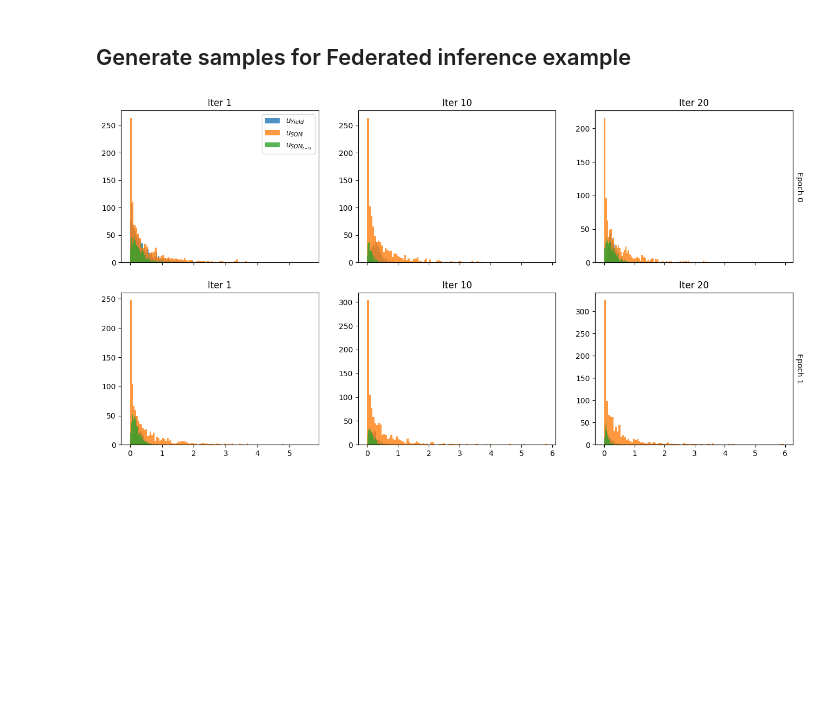
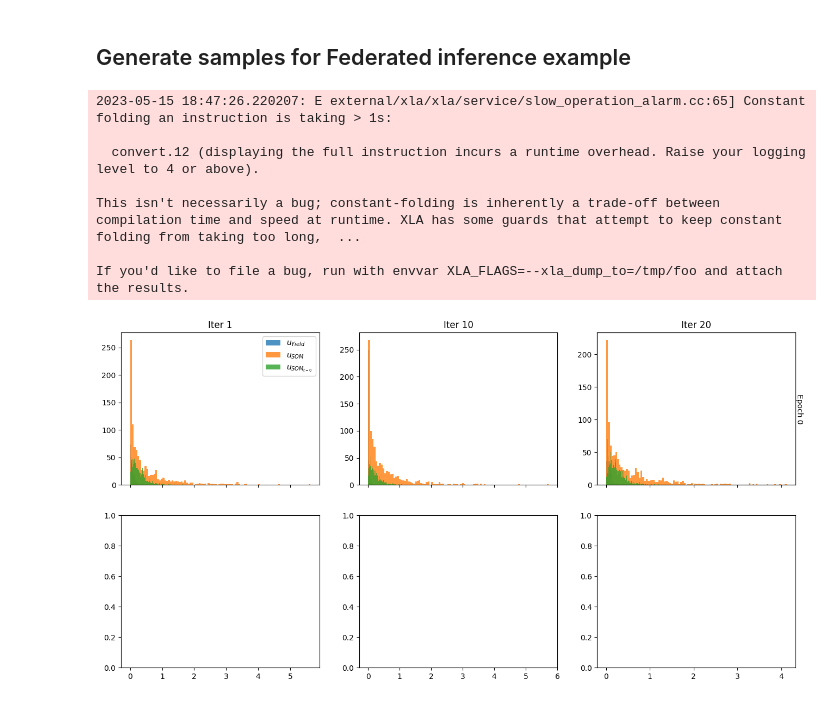
Before and after one commit to gaia-os/fedbmr, a Jupyter notebook: notebooks/federated-roots-and-culture.ipynb, the cells around one changed output. Drawn from its saved outputs; the diff is of its cells as text; code cells hidden in the pictures; blank space fills up the shorter version.

```diff
--- a/notebooks/federated-roots-and-culture.ipynb
+++ b/notebooks/federated-roots-and-culture.ipynb
@@ -443,7 +304,7 @@ def local_model(input_dict):
     ode_agent = next(filter(lambda a: a.name == name, agents))
 
     data = input_dict.pop('data', None)
-    ode_agent.update_hyperparameters(input_dict)
+    ode_agent.hyperparameters = ode_agent.hyperparameters | input_dict
 
     if data is not None:
         model = ode_agent.condition_model(data=data)
@@ -513,14 +374,14 @@ def local_posterior(input_dict):
     # Load the agents agent(s) compatible with the loaded data
     data_loader = input_dict.pop('data_loader')
     key = prng_key()
-    agents = AgentFactory.create(data_loader, key=key, verbose=False)
+    agents = AgentFactory.create(data_loader, rng_key=key, verbose=False)
 
     # Get ordinary differential equations (ODE) and stochastic differential equations (SDE) agents
     name = input_dict.pop('agent_name')
     ode_agent = next(filter(lambda a: a.name == name, agents))
 
     data = input_dict.pop('data', None)
-    ode_agent.update_hyperparameters(input_dict)
+    ode_agent.hyperparameters = ode_agent.hyperparameters | input_dict
 
     _, guide = ode_agent.condition_all(data)
     guide()
@@ -539,6 +400,8 @@ rng_key = jr.PRNGKey(777)
 num_clients = 20
 pred = Predictive(ode_agent.model, posterior_samples=svi_samples, return_sites=['obs_yield'])
 sample_data = pred(rng_key)
+project_id = "erudite-flag-364413"
+topic_id = 'RC.MODEL'
 
 # create clients and pass local data
 federation = {}
@@ -554,7 +417,10 @@ for i in range(num_clients):
     global_prior = GlobalPrior(prior_specs, default_param_vals)
     gm = GenerativeModel(global_prior(), hyperprior, local_model)
     post = Posterior(global_posterior, local_posterior)
-    inf_fed = InfFed(global_prior, gm, post)
+    inf_fed = InfFed(global_prior, gm, post, project_id=project_id, topic_id=topic_id, client_id='{:02d}'.format(i + 1))
+
+    # flush existing messages from pubsub
+    inf_fed.get_prior(flush=True)
 
     federation[i] = {
         'model_kwargs': {
@@ -572,7 +446,7 @@ from tqdm.auto import tqdm
 
 fig, axes = plt.subplots(2, 3, figsize=(16, 8), sharex='col')
 
-num_epochs = 2
+num_epochs = 1
 gp = federation[0]['client'].global_prior()
 for e in range(num_epochs):
     posteriors = []
@@ -581,32 +455,39 @@ for e in range(num_epochs):
     order = [x.item() for x in jr.choice(key, num_clients, shape=(num_clients,), replace=False)]
     for n in tqdm(order):
         rng_key, _rng_key = jr.split(rng_key)
-        federation[n]['client'].recieve_prior(gp)
+        federation[n]['client'].get_prior(timeout=10, verbose=False)
         model_kwargs = federation[n]['model_kwargs']
         federation[n]['client'].inference(
             _rng_key,
             model_kwargs,
             num_steps=10_000,
             opt_kwargs={'learning_rate': 1e-3}
         )
         gp = federation[n]['client'].send_posterior()
         posteriors.append( gp )
 
     for i, idx in enumerate([0, 9, 19]):
         gm = GenerativeModel(posteriors[idx], hyperprior, local_model)
         rng_key, _rng_key = jr.split(rng_key)
         fed_smpl = Predictive(gm, num_samples=1000)(_rng_key, **federation[idx]['model_kwargs'])
 
         axes[e, i].hist(fed_smpl['global.u_yield'], bins=100, alpha=0.8, label=r'$u_{Yield}$');
         axes[e, i].hist(fed_smpl['global.u_som'], bins=100, alpha=0.8, label=r'$u_{SOM}$');
         axes[e, i].hist(fed_smpl['global.u_som_t0'], bins=100, alpha=0.8, label=r'$u_{SOM_{t=0}}$');
 
 
         axes[e, i].set_title(f"Iter {idx + 1}")
 
     axes[0, 0].legend()
     twin = axes[e, -1].twinx()
     twin.set_ylabel(f'Epoch {e}', rotation=-90, labelpad=10)
     twin.set_yticks([])
 # %% [output]
+2023-05-15 18:47:26.220207: E external/xla/xla/service/slow_operation_alarm.cc:65] Constant folding an instruction is taking > 1s:
+
+  convert.12 (displaying the full instruction incurs a runtime overhead. Raise your logging level to 4 or above).
+
+This isn't necessarily a bug; constant-folding is inherently a trade-off between compilation time and speed at runtime. XLA has some guards that attempt to keep constant folding from taking too long,  ...
+
+If you'd like to file a bug, run with envvar XLA_FLAGS=--xla_dump_to=/tmp/foo and attach the results.
-[figure, old version]
+[figure, new version]
```
Also changed, not shown: parts of 12 cells of this notebook.
